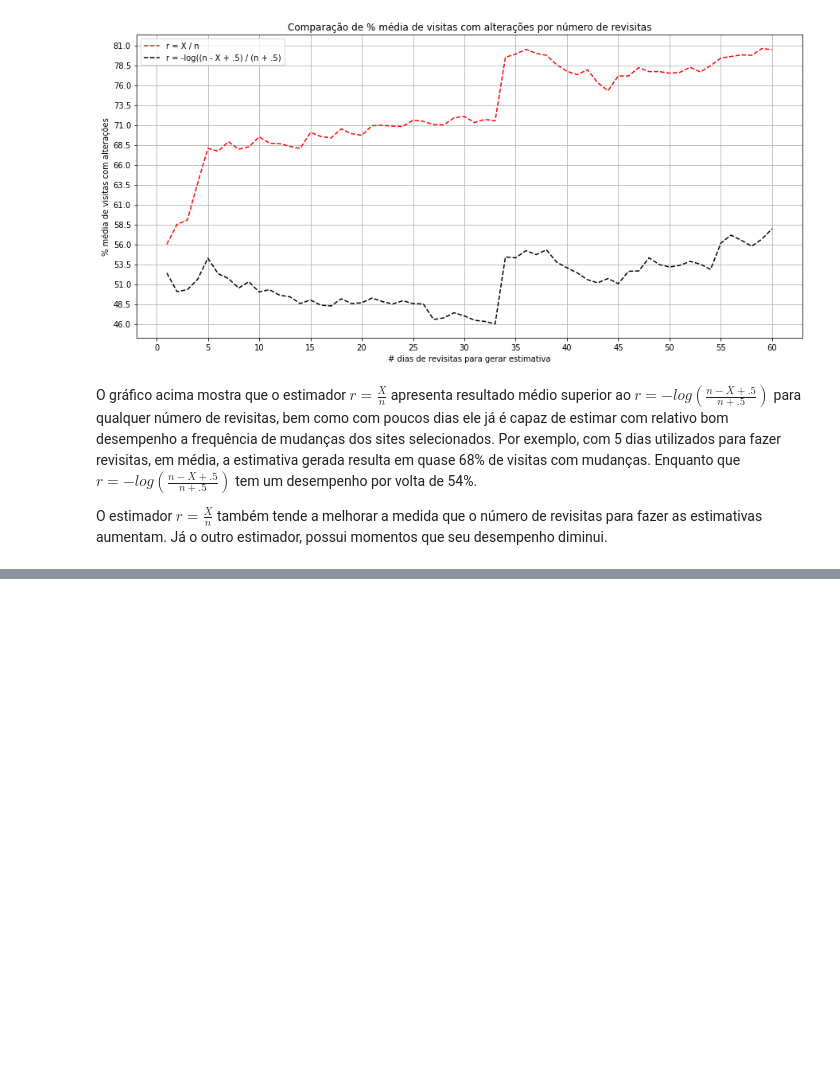
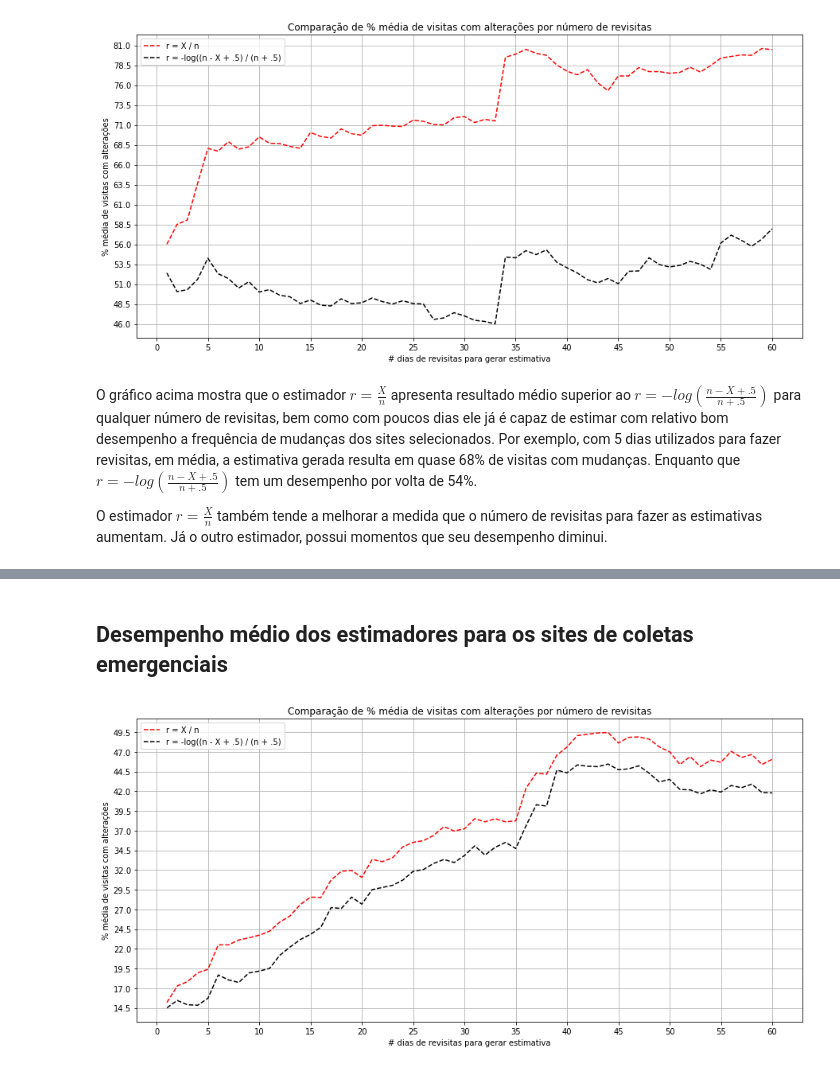
Before and after one commit to elvesrodrigues/estimators, a Jupyter notebook: main.ipynb, the cells around one changed output, grey strips where cells are left out. Cells and saved outputs as stored; diff of their text form; code cells hidden in the pictures; blank space fills up the shorter version.

```diff
--- a/main.ipynb
+++ b/main.ipynb
@@ -259,0 +318,41 @@ A conclusão que se chega é que, embora a equação seja simples de ser experim
+# %% [markdown]
+## Desempenho médio dos estimadores para os sites de coletas emergenciais
+# %%
+results = [simulator.run_experiment(domain, days, offset) for domain in domains]
+
+xys_1 = dict([(x, list()) for x in range(1, 61)])
+xys_2 = dict([(x, list()) for x in range(1, 61)])
+
+for result in results:
+    for item in result:
+        xys_1[item[0]].append(item[1])
+        xys_2[item[0]].append(item[2])
+
+ys_1 = list()
+xs = list()
+for day in xys_1:
+    size = len(xys_1[day])
+
+    xs.append(day)
+    ys_1.append(sum(xys_1[day]) / size)
+
+ys_2 = list()
+for day in xys_2:
+    size = len(xys_2[day])
+
+    ys_2.append(sum(xys_2[day]) / size)
+
+fig, ax = plt.subplots(figsize=(15,7))
+
+xticks = np.arange(0, 61, 5.0)
+yticks = np.arange(min(ys_2), max(ys_1) + 1, 2.5)
+
+ax.plot(xs, ys_1, '--r', label='r = X / n')
+ax.plot(xs, ys_2, '--k', label='r = -log((n - X + .5) / (n + .5)')
+ax.set(xlabel='# dias de revisitas para gerar estimativa', ylabel='% média de visitas com alterações', xticks=xticks, yticks=yticks, title='Comparação de % média de visitas com alterações por número de revisitas')
+ax.grid()
+ax.legend()
+
+plt.show()
+# %% [output]
+[figure, added]
```
Also changed, not shown: parts of 19 cells of this notebook.
